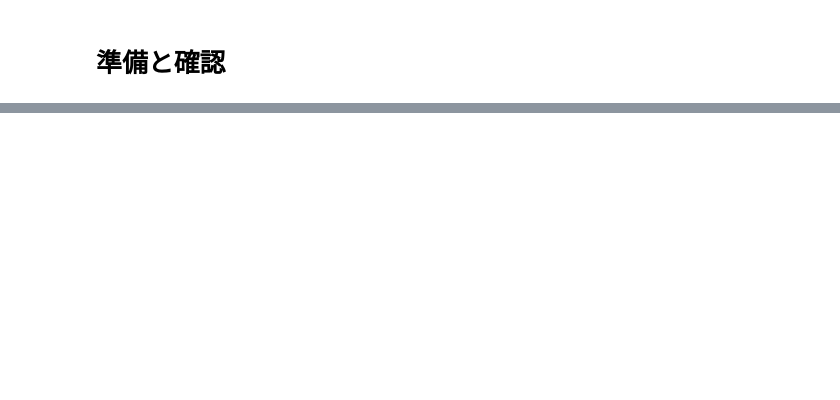
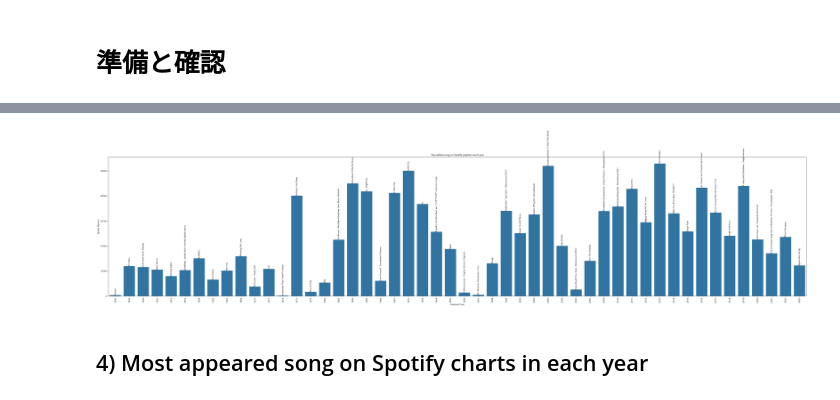
Before and after one commit to naorex/Kaggle_Datasets_Top_Spotify_Songs, a Jupyter notebook: nb/001_data_check.ipynb, the cells around one changed output, grey strips where cells are left out. Saved outputs shown, nothing was run; the diff lists cells and outputs as text; code cells hidden in the pictures; blank space fills up the shorter version.

```diff
--- a/nb/001_data_check.ipynb
+++ b/nb/001_data_check.ipynb
@@ -139,0 +326,9 @@ Name: track_name, dtype: int64
+# %%
+spotify_playlists_df = sp_songs.sort_values(
+    # 発表年とプレイリストの数で降順ソートして、発表年で重複しているものを削除
+    by=['released_year', 'in_spotify_playlists'],
+    ascending=False
+).drop_duplicates('released_year').reset_index()
+
+spotify_playlists_df = spotify_playlists_df.sort_values(by=['released_year'], ascending=False)
+spotify_playlists_df.head(10)
@@ -139,0 +348,14 @@ Name: track_name, dtype: int64
+# %%
+create_bar_plot(figsize_x=60,
+                figsize_y=12,
+                x_value="released_year",
+                y_value="in_spotify_playlists",
+                data_value=spotify_playlists_df,
+                labels_value=spotify_playlists_df["track_name"],
+                plt_title="Top added song on Spotify playlists each year",
+                plt_xlabel="Released Year",
+                plt_ylabel="Spotify Playlists")
+# %% [output]
+[figure, added]
+# %% [markdown]
+## 4) Most appeared song on Spotify charts in each year
```
Also changed, not shown: parts of 59 cells of this notebook.
